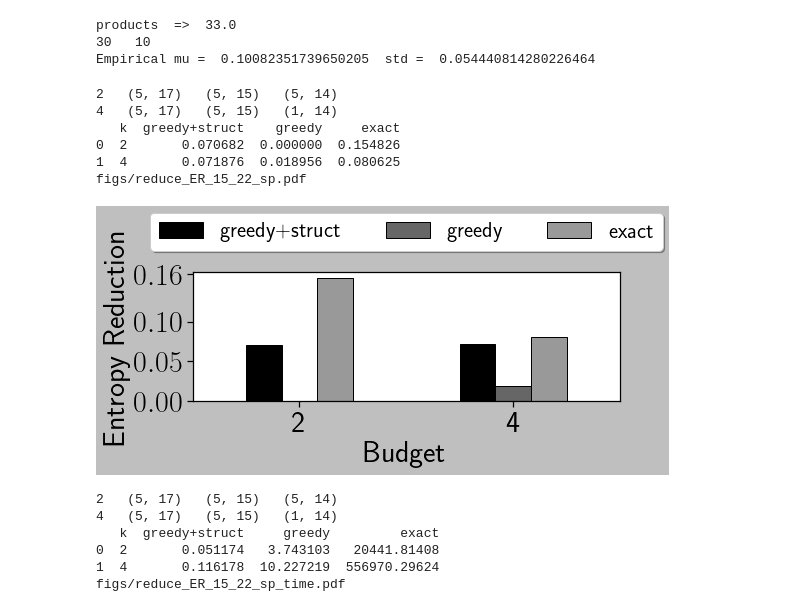
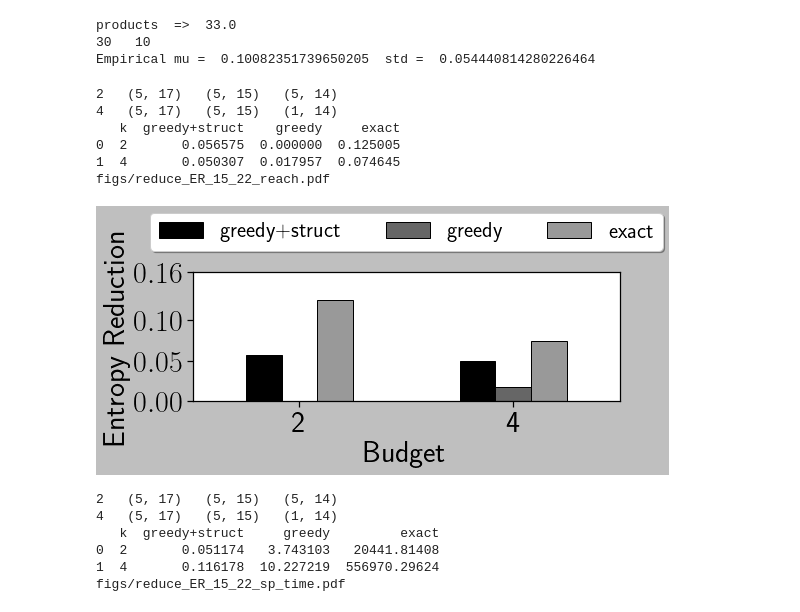
Before and after one commit to toggled/uncertainty, a Jupyter notebook: test.ipynb, the cells around one changed output. Cells and saved outputs as stored; diff of their text form; code cells hidden in the pictures.

```diff
--- a/test.ipynb
+++ b/test.ipynb
@@ -1414,15 +1414,18 @@ labelsize = 24
 lw = 2
 
 folder = 'reduce_mainP/'
+# folder = '7_3_1/'
 data = 'ER_15_22'
 alg0 = 'greedyp'
 a0 = 'greedyp'
 alg1 = 'greedy'
 a1 = 'greedy'
-# q =   'reach'
-q = 'sp'
-
-est_alg = 'mcdij' #'mcbfs' #'exact'
+q =   'reach'
+# q = 'sp'
+# 'mcdij' #'mcbfs' #
+# est_alg = 'exact'
+est_alg = 'mcbfs'
+# kset = [3,4,5]
 kset = [2,4]
 varyK0 = [] #greedy+struct
 varyK1  = [] #greedy
@@ -1430,6 +1433,7 @@ exact = []
 # est_alg = ['mcbfs','mcdij'][q == 'sp']
 for k in kset:
     qset = str(k)
+    # qset = 4
     name0 = folder+'reduce_k_'+str(k)+'_K_10_'+data+'_'+alg0+'_'+q+'_'+str(qset)+'.queries.csv'
     name1 = folder+'reduce_k_'+str(k)+'_K_10_'+data+'_'+alg1+'_'+q+'_'+str(qset)+'.queries.csv'
     df0 = pd.read_csv(name0)
@@ -1441,8 +1445,11 @@ for k in kset:
     varyK0.append(df0)
     varyK1.append(df1)
 
-    exactcsv = folder+'reduce_k_'+str(k)+'_K_10_'+data+'_'+'exact_'+q+'_'+str(qset)+'.queries.csv'
-    exactdf = pd.read_csv(exactcsv)
+    try:
+        exactcsv = folder+'reduce_k_'+str(k)+'_K_10_'+data+'_'+'exact_'+q+'_'+str(qset)+'.queries.csv'
+        exactdf = pd.read_csv(exactcsv)
+    except:
+        exactdf = pd.DataFrame()
     exact.append(exactdf)
     print(k,' ',df0.shape,' ',df1.shape,' ',exactdf.shape)
 
@@ -1461,7 +1468,10 @@ for i,K in enumerate(kset):
     greedy_red.append(mean)
     std_red.append(std)
 
-    mean,std = exact[i]['DeltaH'].mean(), exact[i]['DeltaH'].std()
+    try:
+        mean,std = exact[i]['DeltaH'].mean(), exact[i]['DeltaH'].std()
+    except:
+        mean,std = None,None
     exact_red.append(mean)
     stde_red.append(std)
 
@@ -1479,37 +1489,37 @@ ax = df.plot(x="k", y=["greedy+struct","greedy","exact"], kind="bar",rot=0)
 # plt.plot(Kset,greedyM_red,color = 'k',marker='o',label='greedy+mem',linewidth=lw)
 # # plt.fill_between(Kset, np.array(greedyM_red) - np.array(stdM_red), np.array(greedyM_red) + np.array(stdM_red), \
 # #                  color='r', alpha=0.4)
 # ax = plt.gca()
 # ax.axhline(exact_deltaH,linestyle='--',color='r',linewidth=lw,label='Exact')
 # plt.yscale('log',base=2)
 # plt.xscale('log',base=2)
 plt.xlabel('Budget', fontsize=fontsize-2)
 plt.ylabel('Entropy Reduction',fontsize=fontsize-2)
 # plt.yticks([0,0.04,0.08,0.13],fontsize=fontsize-2)
 plt.yticks([0,0.05,0.1,0.16],fontsize=fontsize-2)
 plt.xticks(fontsize=fontsize-2)
 # ax = plt.gca()
 # ax.set_xticklabels(xlabels)
 # plt.yticks(fontsize=fontsize-2)
 # # plt.legend(fontsize=fontsize+10,frameon = False,prop={"size":22},bbox_to_anchor=(0.6,0.4))
 # plt.legend(fontsize=fontsize-7, ncol = 3)
 # plt.legend(fontsize=fontsize-3)
 plt.legend(loc='lower center', bbox_to_anchor=(0.5, 1.08),\
           ncol=3, fancybox=True, shadow=True,fontsize=labelsize-2)
 # plt.title('Budget = '+str(k),fontsize=fontsize-8)
 fname = 'figs/reduce_'+data+"_"+q+".pdf"
 print(fname)
 plt.tight_layout()
 plt.savefig(fname)
 plt.show()
 # %% [output]
 2   (5, 17)   (5, 15)   (5, 14)
 4   (5, 17)   (5, 15)   (1, 14)
    k  greedy+struct    greedy     exact
-0  2       0.070682  0.000000  0.154826
-1  4       0.071876  0.018956  0.080625
-figs/reduce_ER_15_22_sp.pdf
+0  2       0.056575  0.000000  0.125005
+1  4       0.050307  0.017957  0.074645
+figs/reduce_ER_15_22_reach.pdf
-[figure, old version]
+[figure, new version]
 # %%
 from matplotlib import pyplot as plt
 plt.rcParams['text.usetex'] = True
```
Also changed, not shown: 1 other file.
